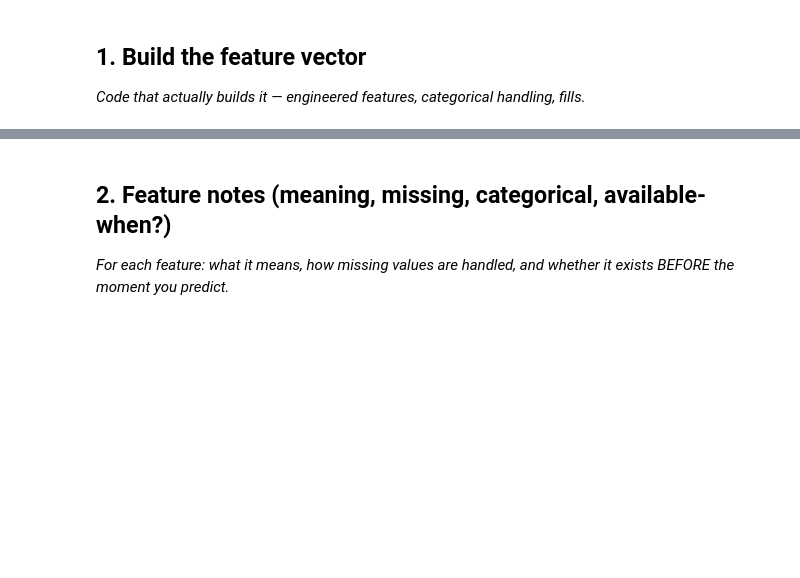
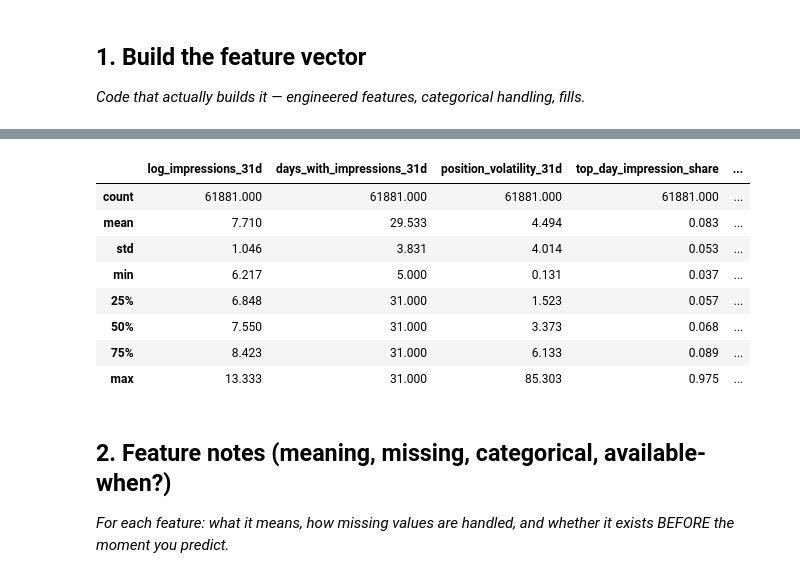
Before and after one commit to widadfatimakhan/flyrank-internship-ml, a Jupyter notebook: work/notebooks/w03_feature_leakage_check.ipynb, the cells around one changed output, grey strips where cells are left out. Saved outputs shown, nothing was run; the diff lists cells and outputs as text; code cells hidden in the pictures; blank space fills up the shorter version.

```diff
--- a/work/notebooks/w03_feature_leakage_check.ipynb
+++ b/work/notebooks/w03_feature_leakage_check.ipynb
@@ -15,0 +144,18 @@ This skeleton is yours to fill. Work the sections **in order** — each one has
+# %%
+# --- coverage, then the join -----------------------------------------------
+if USE_DIMC:
+    sel = ", ".join([c for c in ["content_hash_id", WORD_COL, CAT_COL] if c])
+    dimc = con.sql(f"SELECT {sel} FROM {DIMC}").df()
+    matched = lane.content_hash_id.isin(set(dimc.content_hash_id)).mean()
+    print(f"coverage: {matched:.1%} of my {len(lane):,} lane pages have a dim_content row")
+    if matched < 0.5:
+        USE_DIMC = False
+        print("-> under 50% coverage. The join would create more holes than features, so it is "
+              "SKIPPED and reported rather than half-used.")
+    else:
+        n_before = len(lane)
+        lane = lane.merge(dimc, on="content_hash_id", how="left", validate="many_to_one")
+        print(f"joined. rows {n_before:,} -> {len(lane):,} "
+              f"({'unchanged, the key held' if len(lane) == n_before else 'CHANGED - the join fanned out'})")
+else:
+    print("dim_content block skipped -- key not unique, or no usable column found.")
@@ -15,0 +165,54 @@ This skeleton is yours to fill. Work the sections **in order** — each one has
+# %%
+# --- Group A: traffic shape (from ML-04) -----------------------------------
+lane["log_impressions_31d"]      = np.log1p(lane.impressions_31d)
+lane["top_day_impression_share"] = lane.top_day_impressions / lane.impressions_31d
+lane["momentum_log14v14"]        = np.log((lane.imp_last14.fillna(0) + 1) /
+                                          (lane.imp_prev14.fillna(0) + 1))
+
+# --- Group B: within-client scale (new, from ML-06 signal 1) ---------------
+client_imp = lane.groupby("client_hash_id").impressions_31d.transform("sum")
+lane["impressions_share_of_client"] = lane.impressions_31d / client_imp
+
+FEATURES = ["log_impressions_31d", "days_with_impressions_31d", "position_volatility_31d",
+            "top_day_impression_share", "momentum_log14v14", "impressions_share_of_client"]
+
+# --- Group C: page meaning, with EXPLICIT missingness ----------------------
+if USE_DIMC and WORD_COL:
+    # dim_content columns can arrive as pandas nullable Int64; a median is a float, and
+    # filling a nullable-int column with a float raises rather than silently rounding.
+    wc = pd.to_numeric(lane[WORD_COL], errors="coerce").astype("float64")
+    lane["content_meta_missing"] = wc.isna().astype(int)
+    med = wc.groupby(lane.client_hash_id).transform("median")
+    lane["log_word_count"] = np.log1p(wc.fillna(med).fillna(wc.median()))
+    FEATURES += ["log_word_count", "content_meta_missing"]
+    print(f"log_word_count added | {int(lane.content_meta_missing.sum()):,} pages had no value "
+          f"({lane.content_meta_missing.mean():.1%}) -- filled with the client median AND flagged")
+
+# --- the categorical: one-hot, a rare bucket, and an explicit 'missing' ----
+if USE_DIMC and CAT_COL:
+    CAT_NAME = CAT_COL
+    cat_src = lane[CAT_COL].astype("object")
+    top_cats = cat_src.value_counts().head(6).index
+    cat_src = lane[CAT_COL].astype("object")
+    lane["cat_clean"] = cat_src.where(cat_src.isin(top_cats), "other").fillna("missing")
+else:
+    CAT_NAME = "traffic_shape (derived)"
+    lane["cat_clean"] = pd.cut(lane.top_day_impression_share, [0, .10, .30, 1.01],
+                               labels=["steady", "moderate", "spiky"]).astype(str)
+    print("using a derived traffic_shape as the categorical (dim_content unavailable)")
+
+print(f"\ncategorical '{CAT_NAME}' levels:")
+print(lane.cat_clean.value_counts().to_string())
+
+dummies = pd.get_dummies(lane.cat_clean, prefix="cat", drop_first=True).astype(int)
+lane = pd.concat([lane, dummies], axis=1)
+FEATURES += list(dummies.columns)
+
+n_before = len(lane)
+X = lane[FEATURES].copy()
+keep = X.notna().all(axis=1)
+X, lane = X[keep], lane[keep]
+print(f"\nfeature vector: {len(lane):,} rows x {len(FEATURES)} columns "
+      f"({n_before - len(lane):,} rows dropped for a missing feature -- dropped, never invented)")
+display(X.describe().round(3))
+# %% [output]
@@ -16,3 +228,12 @@ This skeleton is yours to fill. Work the sections **in order** — each one has
+|  | log_impressions_31d | days_with_impressions_31d | position_volatility_31d | top_day_impression_share | ... |
+| count | 61881.000 | 61881.000 | 61881.000 | 61881.000 | ... |
+| mean | 7.710 | 29.533 | 4.494 | 0.083 | ... |
+| std | 1.046 | 3.831 | 4.014 | 0.053 | ... |
+| min | 6.217 | 5.000 | 0.131 | 0.037 | ... |
+| 25% | 6.848 | 31.000 | 1.523 | 0.057 | ... |
+| 50% | 7.550 | 31.000 | 3.373 | 0.068 | ... |
+| 75% | 8.423 | 31.000 | 6.133 | 0.089 | ... |
+| max | 13.333 | 31.000 | 85.303 | 0.975 | ... |
 # %% [markdown]
 ## 2. Feature notes (meaning, missing, categorical, available-when?)
 
```
Also changed, not shown: parts of 22 cells of this notebook.
